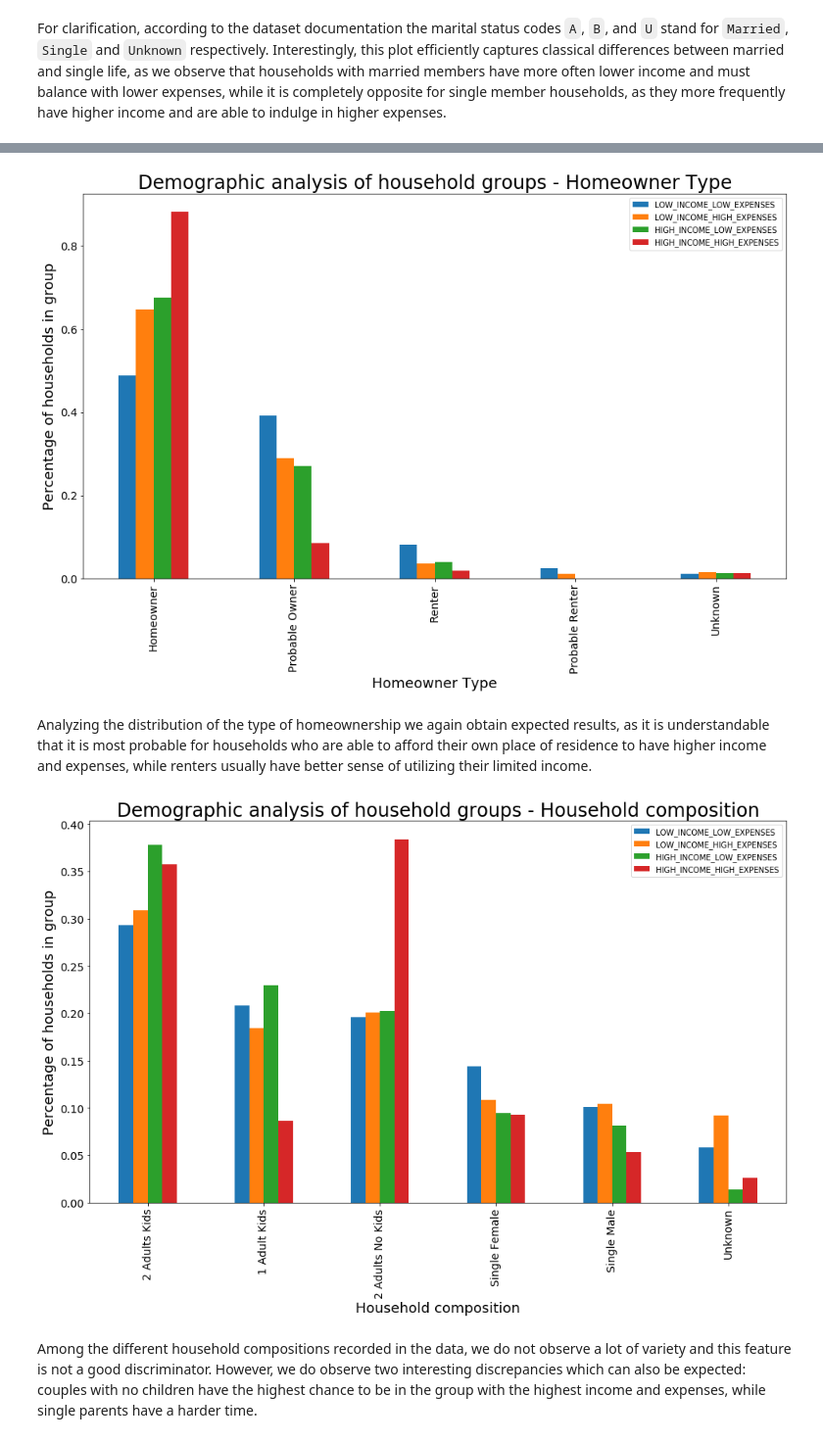
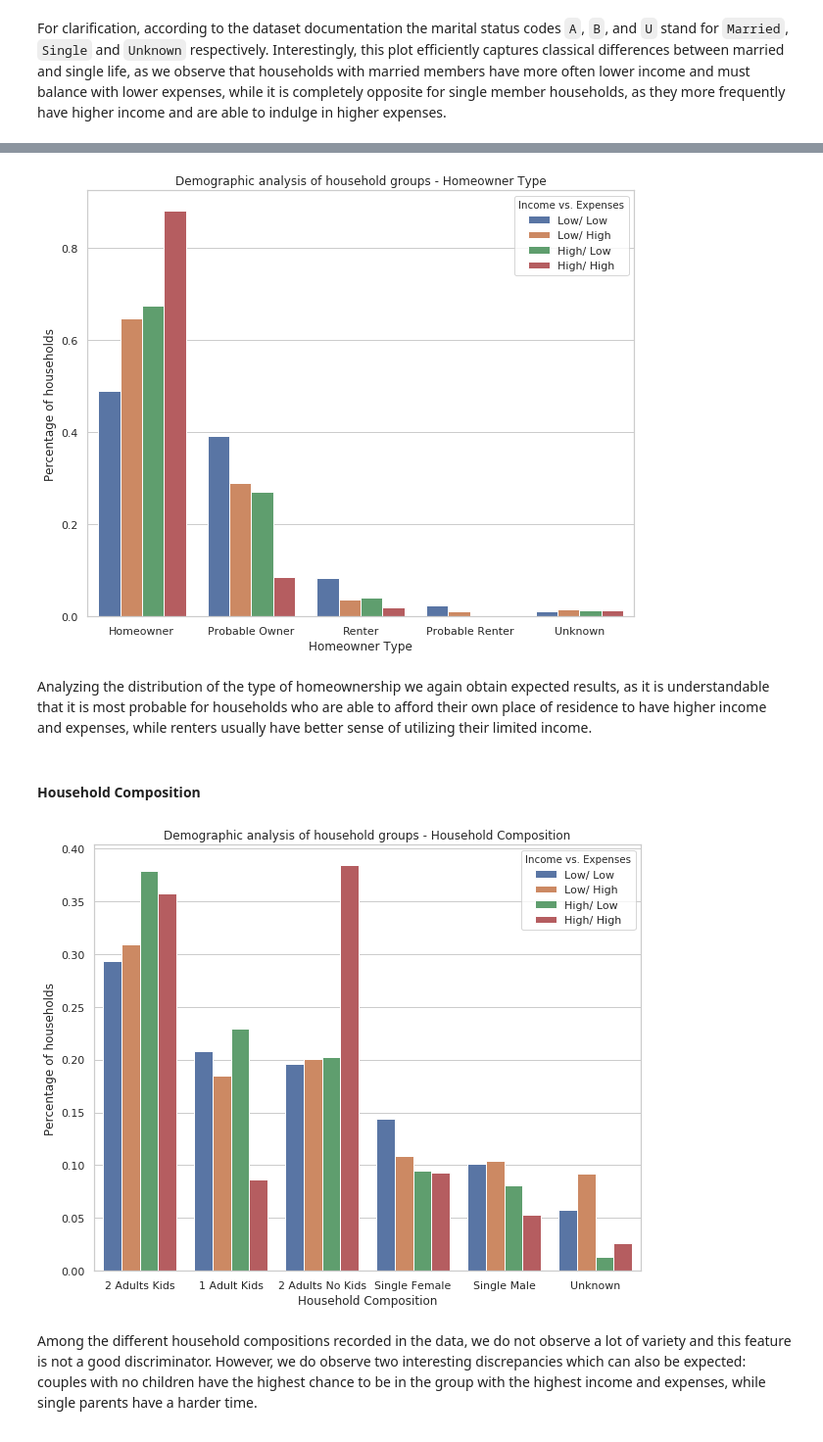
Before and after one commit to BoschSamuel/ADA_Project_2019, a Jupyter notebook: RQ7_mladen.ipynb, the cells around one changed output, grey strips where cells are left out. Shown: that part at 98% size. Drawn from its saved outputs; the diff is of its cells as text; code cells hidden in the pictures.

```diff
--- a/RQ7_mladen.ipynb
+++ b/RQ7_mladen.ipynb
@@ -391 +365,11 @@ Analyzing the joint distribution using the heatmap, we observe that it is very s
+# %%
+AVG_INCOME = '50-74K'
+AVG_EXPENSES = 32.2431
+# %%
+df = df_hh_demographic.join(df_households_basket_payment_average.to_frame().rename(columns={'CUSTOMER_PAID': 'EXPENSES'}))
+
+df_low_income_low_expenses = df[(df['INCOME_DESC'] <= AVG_INCOME) & (df['EXPENSES'] <= AVG_EXPENSES)]
+df_low_income_high_expenses = df[(df['INCOME_DESC'] <= AVG_INCOME) & (df['EXPENSES'] > AVG_EXPENSES)]
+df_high_income_low_expenses = df[(df['INCOME_DESC'] > AVG_INCOME) & (df['EXPENSES'] <= AVG_EXPENSES)]
+df_high_income_high_expenses = df[(df['INCOME_DESC'] > AVG_INCOME) & (df['EXPENSES'] > AVG_EXPENSES)]
 # %%
@@ -444 +393,19 @@ def demographic_analysis_of_household_groups(column_name, demographic_categories
+# %%
+def plot_demographic(column_name, demographic_categories, demographic_feature_name):
+    df = pd.concat([
+        df_low_income_low_expenses[column_name].value_counts().rename('Low/ Low') / len(df_low_income_low_expenses),
+        df_low_income_high_expenses[column_name].value_counts().rename('Low/ High') / len(df_low_income_high_expenses),
+        df_high_income_low_expenses[column_name].value_counts().rename('High/ Low') / len(df_high_income_low_expenses),
+        df_high_income_high_expenses[column_name].value_counts().rename('High/ High') / len(df_high_income_high_expenses)
+    ], axis=1, sort=False)
+    df.index = demographic_categories
+    df = df.unstack().reset_index()
+    df.columns = ['Income vs. Expenses', demographic_feature_name, 'Percentage of households']
+
+    fig, ax = plt.subplots(figsize=(10, 8))
+
+    sns.barplot(x=demographic_feature_name, y='Percentage of households', hue='Income vs. Expenses', data=df)
+    ax.set_title(f'Demographic analysis of household groups - {demographic_feature_name}')
+
+    plt.show()
 # %%
@@ -460,23 +435,22 @@ For clarification, according to the dataset documentation the marital status cod
 # %%
-homeowner_type_categories = [
-    "Homeowner", "Probable Owner", "Renter", "Probable Renter", "Unknown"
-]
-demographic_analysis_of_household_groups("HOMEOWNER_DESC",
-                                         homeowner_type_categories,
-                                         "Homeowner Type")
+column_name = 'HOMEOWNER_DESC'
+demographic_categories = ['Homeowner', 'Probable Owner', 'Renter', 'Probable Renter', 'Unknown']
+demographic_feature_name = 'Homeowner Type'
+
+plot_demographic(column_name, demographic_categories, demographic_feature_name)
 # %% [output]
-[figure, old version]
+[figure, new version]
 # %% [markdown]
 Analyzing the distribution of the type of homeownership we again obtain expected results, as it is understandable that it is most probable for households who are able to afford their own place of residence to have higher income and expenses, while renters usually have better sense of utilizing their limited income.
+# %% [markdown]
+#### Household Composition
 # %%
-household_composition_categories = [
-    "2 Adults Kids", "1 Adult Kids", "2 Adults No Kids", "Single Female",
-    "Single Male", "Unknown"
-]
-demographic_analysis_of_household_groups("HH_COMP_DESC",
-                                         household_composition_categories,
-                                         "Household composition")
+column_name = 'HH_COMP_DESC'
+demographic_categories = ['2 Adults Kids', '1 Adult Kids', '2 Adults No Kids', 'Single Female', 'Single Male', 'Unknown']
+demographic_feature_name = 'Household Composition'
+
+plot_demographic(column_name, demographic_categories, demographic_feature_name)
 # %% [output]
-[figure, old version]
+[figure, new version]
 # %% [markdown]
 Among the different household compositions recorded in the data, we do not observe a lot of variety and this feature is not a good discriminator. However, we do observe two interesting discrepancies which can also be expected: couples with no children have the highest chance to be in the group with the highest income and expenses, while single parents have a harder time.
```
Also changed, not shown: parts of 52 cells of this notebook.
